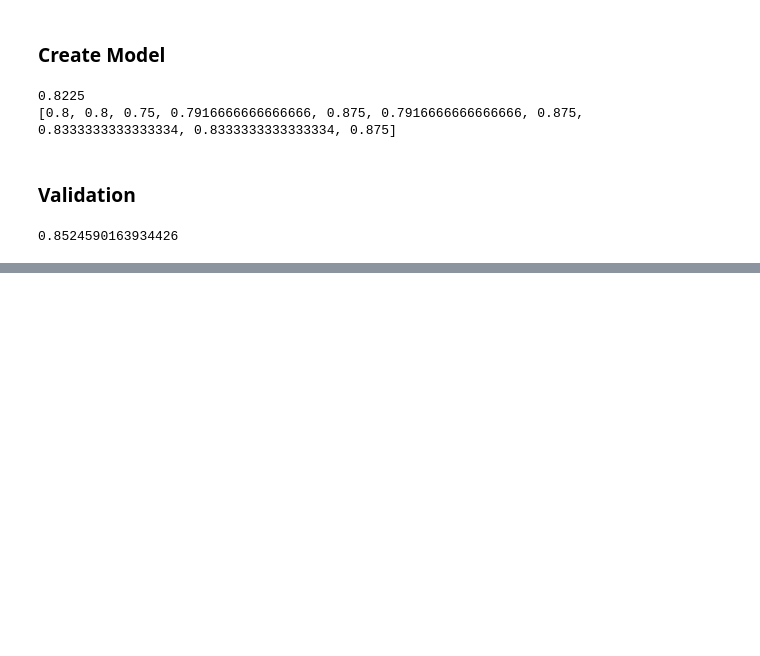
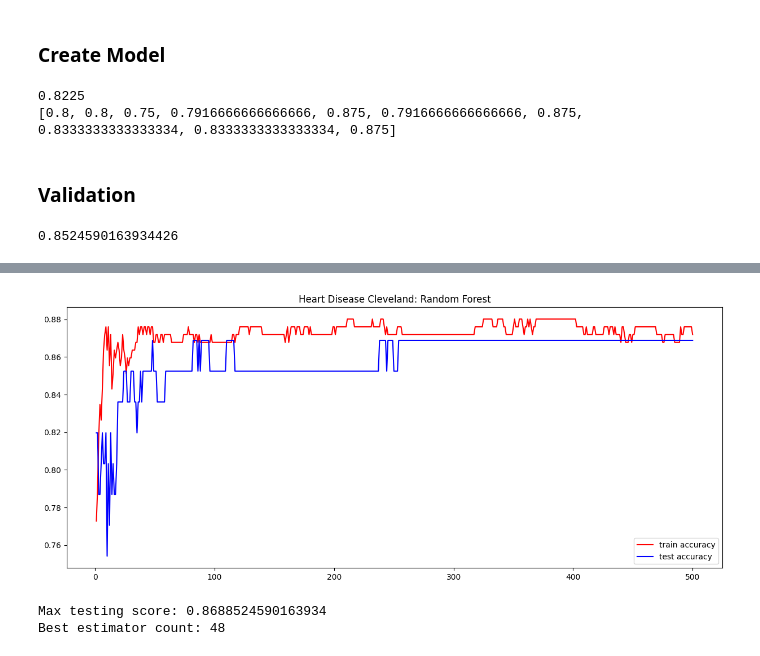
Before and after one commit to FlorianREGAZ/Bagging-Boosting-Ensemble-Learning, a Jupyter notebook: Practical/heart-cleveland/val_hc_random-forest.ipynb, the cells around one changed output, grey strips where cells are left out. Drawn from its saved outputs; the diff is of its cells as text; code cells hidden in the pictures; blank space fills up the shorter version.

```diff
--- a/Practical/heart-cleveland/val_hc_random-forest.ipynb
+++ b/Practical/heart-cleveland/val_hc_random-forest.ipynb
@@ -26,9 +27,9 @@ def create_features(df):
 # %% [markdown]
 ### Create Model
 # %%
-def get_model():
+def get_model(n_estimators=200):
     model = RandomForestClassifier(
-        n_estimators=200,
+        n_estimators=n_estimators,
         max_depth=3,
         random_state=0,
         verbose=0
@@ -73,0 +77,26 @@ model.score(X_val, y_val)
+# %%
+from sklearn.metrics import accuracy_score
+
+X, y = create_features(df=df)
+X_test, y_test = create_features(df=df_validate)
+
+train_scores = []
+test_scores = []
+mapping = []
+
+for estimators in range(1, 501):
+    model = get_model(n_estimators=estimators)
+
+    model.fit(X, y)
+
+    train_predictions = model.predict(X)
+    test_predictions = model.predict(X_test)
+
+    train_score = accuracy_score(y, train_predictions)
+    test_score = accuracy_score(y_test, test_predictions)
+
+    mapping.append(estimators)
+    train_scores.append(train_score)
+    test_scores.append(test_score)
+
+    print(f"Estimators count: {estimators} | Test score: {train_score:.3f} | Validation score: {test_score:.3f}")
@@ -73,0 +121,18 @@ model.score(X_val, y_val)
+# %%
+plt.figure(figsize=(15, 6))
+plt.title("Heart Disease Cleveland: Random Forest")
+plt.plot(mapping, train_scores, color='red', label='train accuracy')
+plt.plot(mapping, test_scores, color='blue', label='test accuracy')
+
+plt.legend()
+
+plt.savefig("figs/hdc_random-forest.png")
+plt.show()
+# %% [output]
+[figure, added]
+# %%
+print("Max testing score:", max(test_scores))
+print("Best estimator count:", test_scores.index(max(test_scores)) + 1)
+# %% [output]
+Max testing score: 0.8688524590163934
+Best estimator count: 48
```
Also changed, not shown: parts of 3 cells of this notebook, 27 other files.
